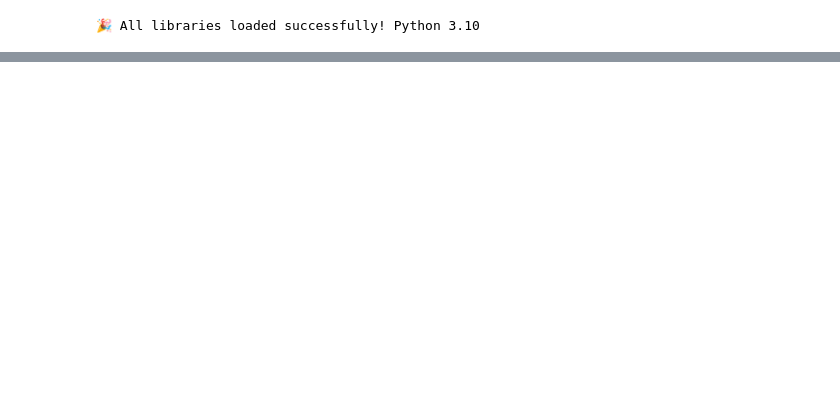
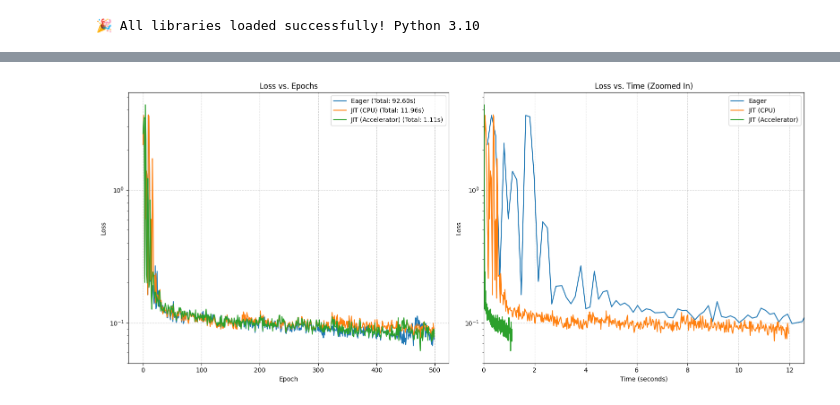
Before and after one commit to nabla-ml/nabla, a Jupyter notebook: docs/tutorials/mlp_training.ipynb, the cells around one changed output, grey strips where cells are left out. Drawn from its saved outputs; the diff is of its cells as text; code cells hidden in the pictures; blank space fills up the shorter version.

```diff
--- a/docs/tutorials/mlp_training.ipynb
+++ b/docs/tutorials/mlp_training.ipynb
@@ -374,0 +184,14 @@ PARTIAL: Some learning but needs improvement 🤔
+# %%
+# Mode 1: Eager step (just an alias to the original function)
+eager_training_step = _complete_training_step
+
+# Mode 2: JIT-compiled step for CPU execution
+jit_cpu_training_step = nb.jit(_complete_training_step, auto_device=False)
+
+# Mode 3: (Optional) JIT-compiled step with automatic device placement
+if nb.accelerator_count() > 0:
+    jit_accelerator_training_step = nb.jit(_complete_training_step, auto_device=True)
+    print(f"✅ Accelerator detected! '{nb.accelerator()}' will be used for the third run.")
+else:
+    jit_accelerator_training_step = None
+    print("INFO: No accelerator detected. The accelerator-based training run will be skipped.")
@@ -374,0 +283,44 @@ PARTIAL: Some learning but needs improvement 🤔
+# %%
+def plot_performance_comparison(results: dict[str, Any]):
+    """Plot the loss curves for all completed training runs."""
+    if not results:
+        print("No results to plot.")
+        return
+
+    plt.figure(figsize=(16, 7))
+
+    # Plot loss vs epochs
+    plt.subplot(1, 2, 1)
+    for mode, data in results.items():
+        plt.plot(data["loss_history"], label=f'{mode} (Total: {data["total_time"]:.2f}s)')
+    plt.xlabel("Epoch")
+    plt.ylabel("Loss")
+    plt.title("Loss vs. Epochs")
+    plt.yscale("log")
+    plt.legend()
+    plt.grid(True, linestyle='--', alpha=0.6)
+
+    # Plot loss vs time
+    plt.subplot(1, 2, 2)
+    for mode, data in results.items():
+        relative_times = [t - data["time_history"][0] for t in data["time_history"]]
+        plt.plot(relative_times[1:], data["loss_history"], label=mode)
+
+    if 'JIT (CPU)' in results:
+        xlim_max = results['JIT (CPU)']['total_time'] * 1.05
+        plt.xlim(0, xlim_max)
+
+    plt.xlabel("Time (seconds)")
+    plt.ylabel("Loss")
+    plt.title("Loss vs. Time (Zoomed In)")
+    plt.yscale("log")
+    plt.legend()
+    plt.grid(True, linestyle='--', alpha=0.6)
+
+    plt.tight_layout()
+    plt.show()
+
+
+plot_performance_comparison(results)
+# %% [output]
+[figure, added]
```
Also changed, not shown: parts of 28 cells of this notebook, 10 other files.
